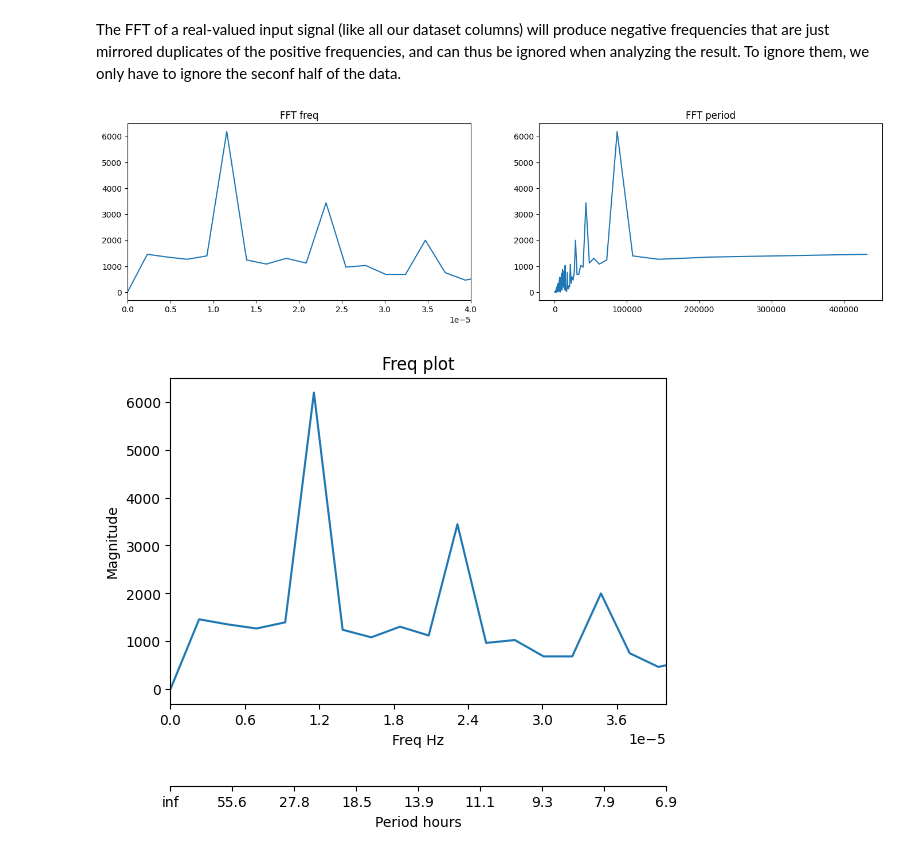
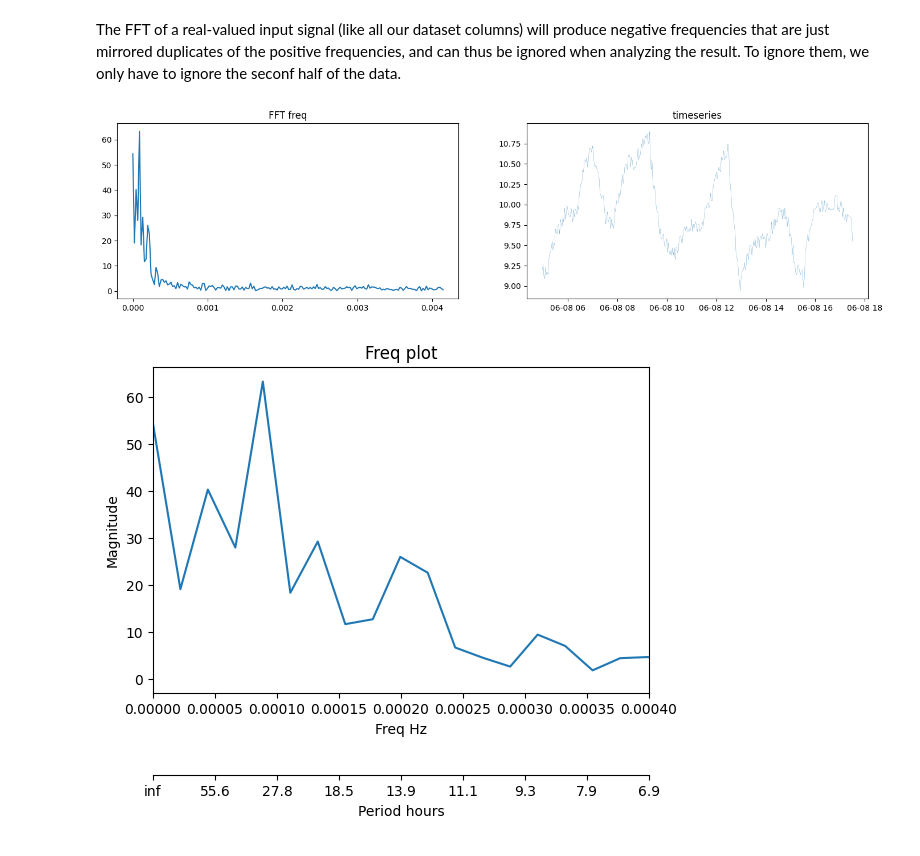
Before and after one commit to opticsensors/HVAC-predictive-control, a Jupyter notebook: notebooks/9.0-decision-plots-gaia-data.ipynb, the cells around one changed output. Saved outputs shown, nothing was run; the diff lists cells and outputs as text; code cells hidden in the pictures.

Commit message:
anfis and decision plots

```diff
--- a/notebooks/9.0-decision-plots-gaia-data.ipynb
+++ b/notebooks/9.0-decision-plots-gaia-data.ipynb
@@ -73,7 +64,10 @@ for df_week in dfs_weekdays:
+# %%
+df_index = remove_specific_day(df_index, '2022-05-25')
+dfs_day_working_hours = remove_non_working_hours(df_index, strating_hour='04:58', ending_hour='17:30')
 # %% [markdown]
 Lets choose the second week for the analysis
 # %%
-df_index = dfs_weekdays[2]
+df_index = dfs_day_working_hours[-1]
 df_index.head()
 # %% [output]
 |  | T_ext | Solar_irrad | T_imp | BC1_power | BC2_power | Refr1_power | Refr2_power | BC1_flow | BC2_flow | ... |
@@ -208,31 +202,31 @@ The FFT of a real-valued input signal (like all our dataset columns) will produc
 # %%
 varaible='T_imp'
 
 var_fft = np.fft.fft(df_index[varaible])
-var_fft[0] = 0
+var_fft = var_fft[1:]
 var_mag = np.abs(var_fft)
 frate = 1/120 # seconds
 n = len(var_fft)
 freqs = np.fft.fftfreq(n, 1./frate) # cycles/second
 
 fig, axes = plt.subplots(nrows=1, ncols=2, figsize=(17, 4))
 
 ini=0
 var_mag = var_mag[ini:n//2]
 freqs = freqs[ini:n//2]
 periods=1/freqs
 
 dataset = pd.DataFrame({'period': periods, 'frequency': freqs, 'magnitude':var_mag})
 dataset['period_hours'] = dataset['period'] / 3600
 
 axes[0].plot(dataset['frequency'], dataset['magnitude'])
 axes[0].title.set_text('FFT freq')
-axes[0].set_xlim([0, 0.00004])
+#axes[0].set_xlim([0, 0.00004])
 
-axes[1].plot(dataset['period'], dataset['magnitude'])
-axes[1].title.set_text('FFT period')
+axes[1].plot(df_index.index, df_index[varaible],linewidth=.2)
+axes[1].title.set_text('timeseries')
 # %% [output]
-[figure, old version]
+[figure, new version]
 # %%
 fig = plt.figure()
 ax1 = fig.add_subplot(111)
@@ -247,7 +241,7 @@ ax1.set_xlabel('Freq Hz')
 ax1.set_ylabel('Magnitude')
 ax1.margins(x=0)
 ax1.xaxis.set_major_locator(plt.MaxNLocator(8))
-ax1.set_xlim([0, 0.00004])
+ax1.set_xlim([0, 0.0004])
 
 new_tick_locations = np.arange(8+1)
 
@@ -282,4 +276,4 @@ ax2.set_xticklabels(tick_function(new_tick_locations))
 ax2.set_xlabel(f"Period hours")
 plt.show()
 # %% [output]
-[figure, old version]
+[figure, new version]
```
Also changed, not shown: parts of 9 cells of this notebook, 14 other files.
